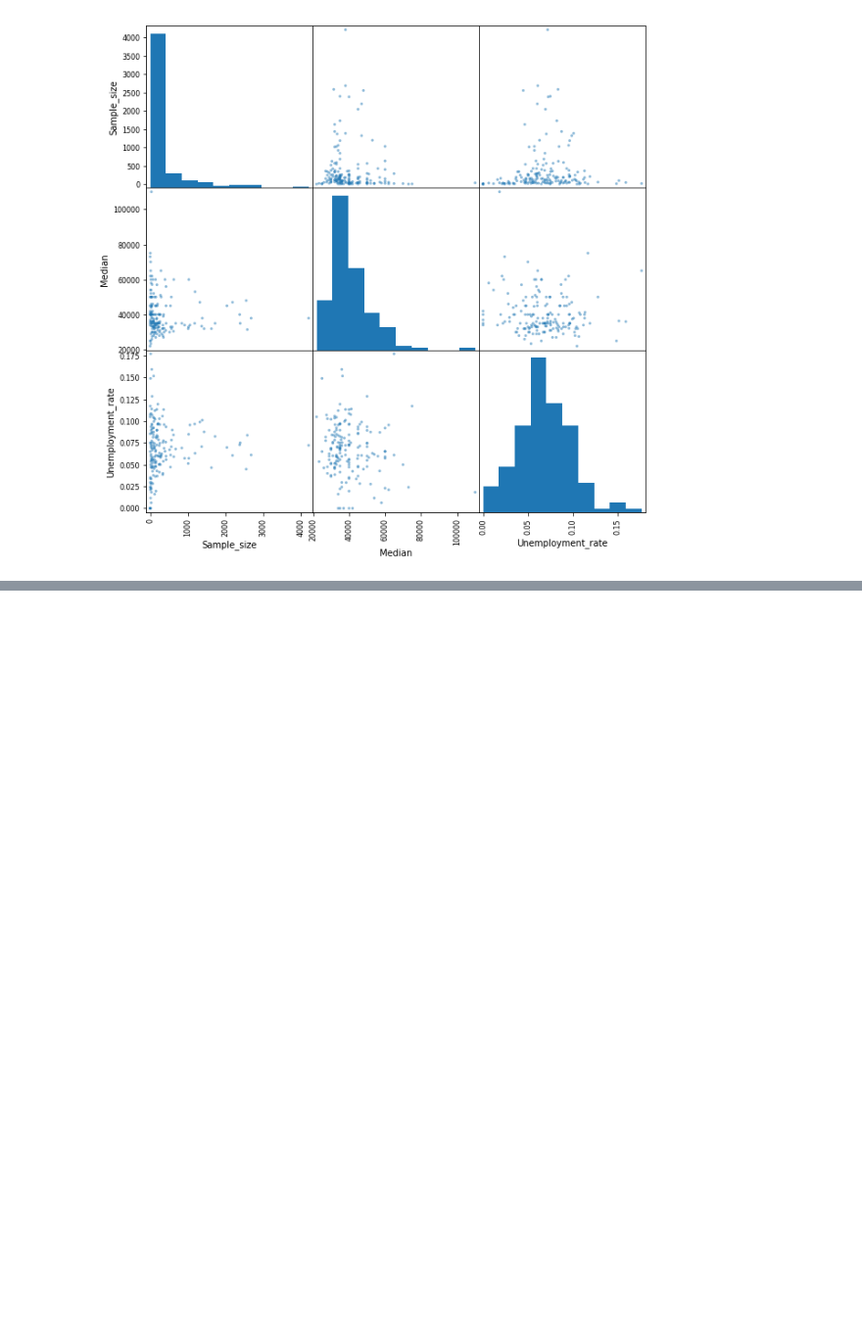
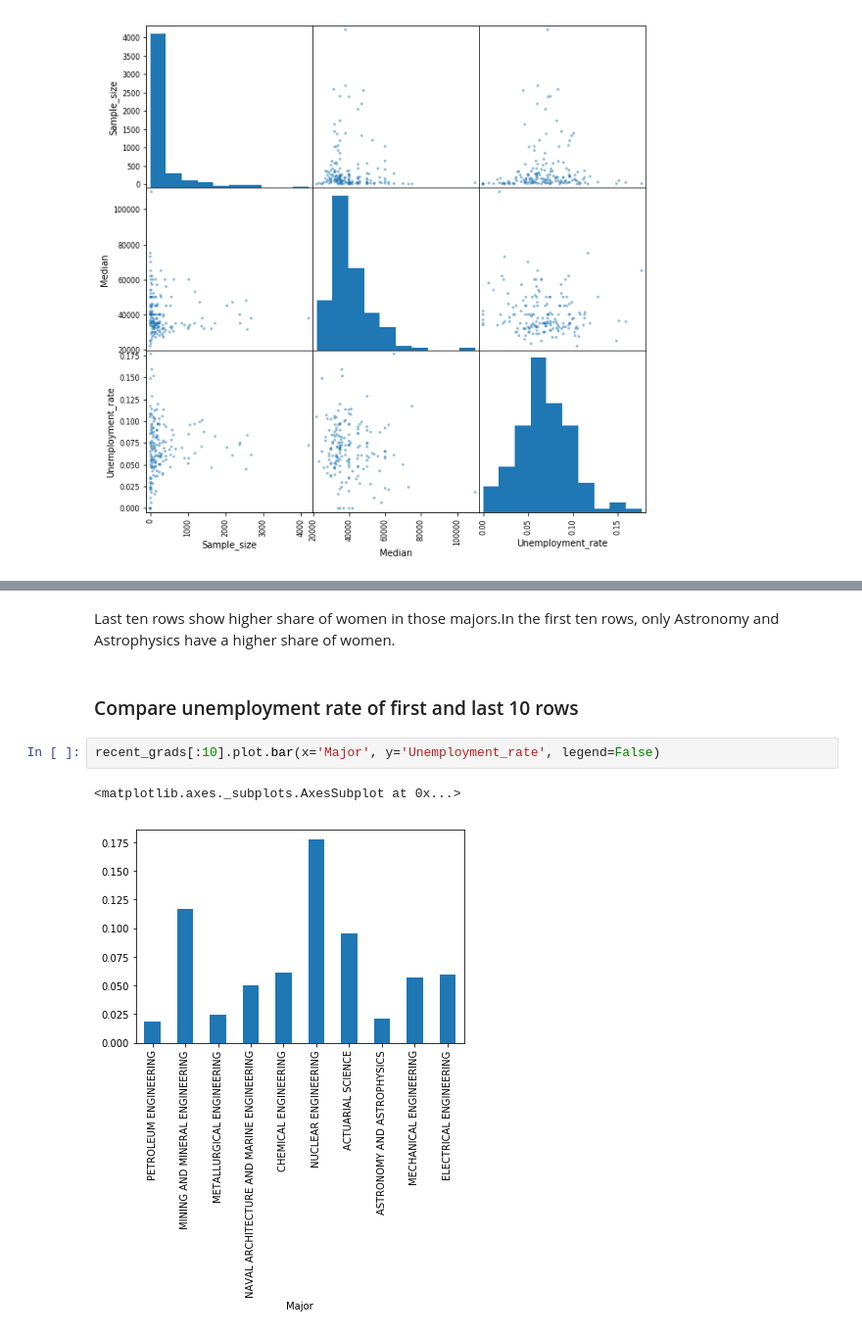
Before and after one commit to ipshitaRB/Visualize-Earnings-Based-On-College-Majors, a Jupyter notebook: Visualize_earnings_based_on_college_majors.ipynb, the cells around one changed output, grey strips where cells are left out. Shown at 98% size. Saved outputs shown, nothing was run; the diff lists cells and outputs as text; blank space fills up the shorter version.

```diff
--- a/Visualize_earnings_based_on_college_majors.ipynb
+++ b/Visualize_earnings_based_on_college_majors.ipynb
@@ -272,0 +289,9 @@ array([[<matplotlib.axes._subplots.AxesSubplot object at 0x...>,
+# %% [markdown]
+Last ten rows show higher share of women in those majors.In the first ten rows, only Astronomy and Astrophysics have a higher share of women.
+# %% [markdown]
+### Compare unemployment rate of first and last 10 rows
+# %%
+recent_grads[:10].plot.bar(x='Major', y='Unemployment_rate', legend=False)
+# %% [output]
+<matplotlib.axes._subplots.AxesSubplot at 0x...>
+[figure, added]
```
Also changed, not shown: parts of 7 cells of this notebook.
